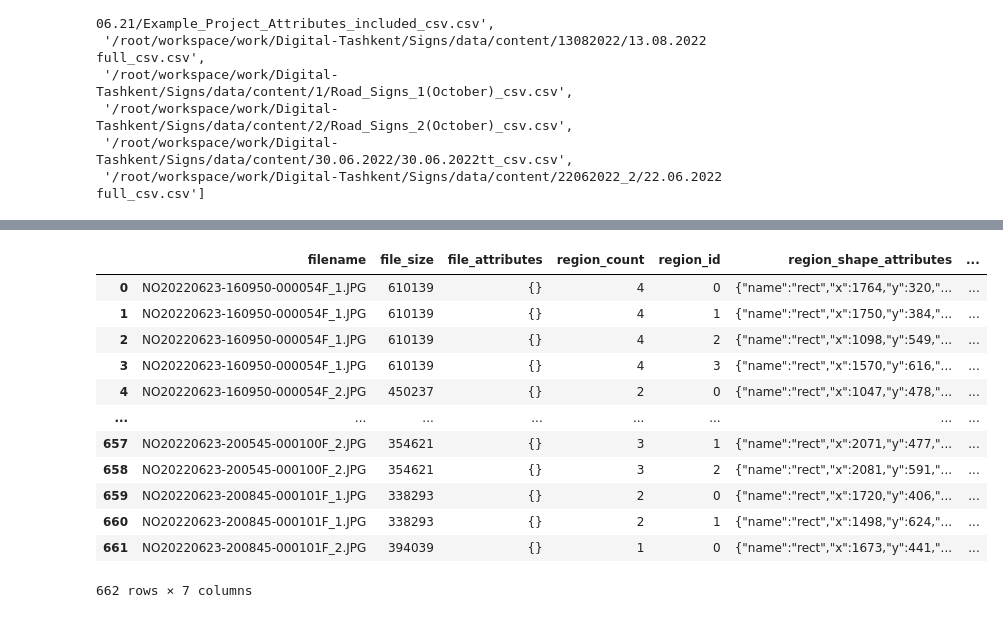
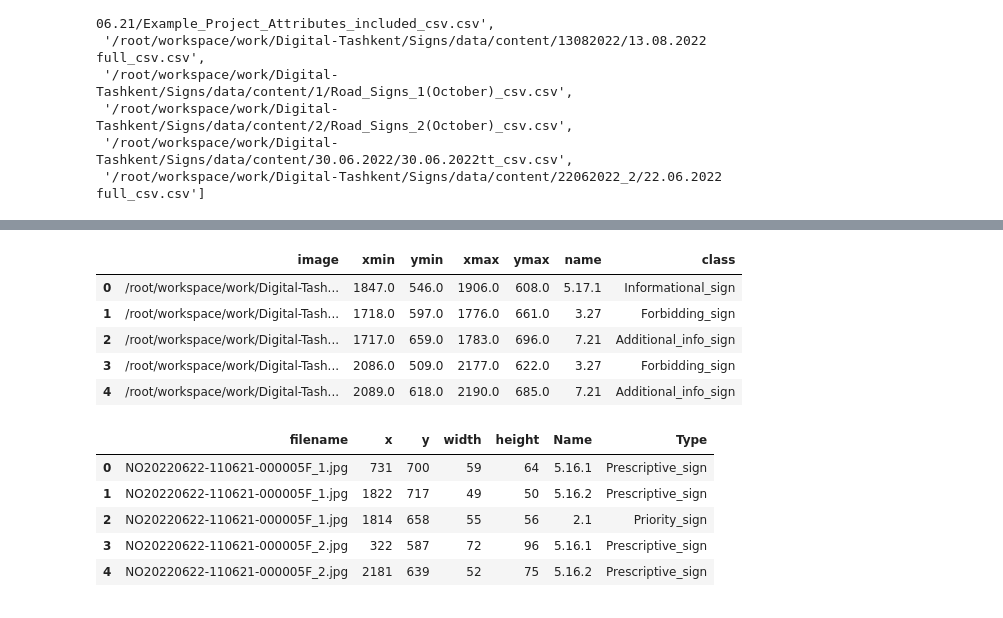
Before and after one commit to t1masavin/traffic-detection, a Jupyter notebook: classification/cls.ipynb, the cells around one changed output, grey strips where cells are left out. Saved outputs shown, nothing was run; the diff lists cells and outputs as text; code cells hidden in the pictures.

```diff
--- a/classification/cls.ipynb
+++ b/classification/cls.ipynb
@@ -62,18 +92,21 @@ list_train
+# %%
+data.head()
+# %% [output]
+|  | image | xmin | ymin | xmax | ymax | name | class |
+| 0 | /root/workspace/work/Digital-Tash... | 1847.0 | 546.0 | 1906.0 | 608.0 | 5.17.1 | Informational_sign |
+| 1 | /root/workspace/work/Digital-Tash... | 1718.0 | 597.0 | 1776.0 | 661.0 | 3.27 | Forbidding_sign |
+| 2 | /root/workspace/work/Digital-Tash... | 1717.0 | 659.0 | 1783.0 | 696.0 | 7.21 | Additional_info_sign |
+| 3 | /root/workspace/work/Digital-Tash... | 2086.0 | 509.0 | 2177.0 | 622.0 | 3.27 | Forbidding_sign |
+| 4 | /root/workspace/work/Digital-Tash... | 2089.0 | 618.0 | 2190.0 | 685.0 | 7.21 | Additional_info_sign |
 # %%
-data = pd.read_csv(list_train[0])
-data
+data = pd.read_csv(list_train[-1])
+data = data.drop(data.columns[0], axis=1)
+data.head()
 # %% [output]
-|  | filename | file_size | file_attributes | region_count | region_id | region_shape_attributes | ... |
-| 0 | NO20220623-160950-000054F_1.JPG | 610139 | {} | 4 | 0 | {"name":"rect","x":1764,"y":320,"... | ... |
-| 1 | NO20220623-160950-000054F_1.JPG | 610139 | {} | 4 | 1 | {"name":"rect","x":1750,"y":384,"... | ... |
-| 2 | NO20220623-160950-000054F_1.JPG | 610139 | {} | 4 | 2 | {"name":"rect","x":1098,"y":549,"... | ... |
-| 3 | NO20220623-160950-000054F_1.JPG | 610139 | {} | 4 | 3 | {"name":"rect","x":1570,"y":616,"... | ... |
-| 4 | NO20220623-160950-000054F_2.JPG | 450237 | {} | 2 | 0 | {"name":"rect","x":1047,"y":478,"... | ... |
-| ... | ... | ... | ... | ... | ... | ... | ... |
-| 657 | NO20220623-200545-000100F_2.JPG | 354621 | {} | 3 | 1 | {"name":"rect","x":2071,"y":477,"... | ... |
-| 658 | NO20220623-200545-000100F_2.JPG | 354621 | {} | 3 | 2 | {"name":"rect","x":2081,"y":591,"... | ... |
-| 659 | NO20220623-200845-000101F_1.JPG | 338293 | {} | 2 | 0 | {"name":"rect","x":1720,"y":406,"... | ... |
-| 660 | NO20220623-200845-000101F_1.JPG | 338293 | {} | 2 | 1 | {"name":"rect","x":1498,"y":624,"... | ... |
-| 661 | NO20220623-200845-000101F_2.JPG | 394039 | {} | 1 | 0 | {"name":"rect","x":1673,"y":441,"... | ... |
+|  | filename | x | y | width | height | Name | Type |
+| 0 | NO20220622-110621-000005F_1.jpg | 731 | 700 | 59 | 64 | 5.16.1 | Prescriptive_sign |
+| 1 | NO20220622-110621-000005F_1.jpg | 1822 | 717 | 49 | 50 | 5.16.2 | Prescriptive_sign |
+| 2 | NO20220622-110621-000005F_1.jpg | 1814 | 658 | 55 | 56 | 2.1 | Priority_sign |
+| 3 | NO20220622-110621-000005F_2.jpg | 322 | 587 | 72 | 96 | 5.16.1 | Prescriptive_sign |
+| 4 | NO20220622-110621-000005F_2.jpg | 2181 | 639 | 52 | 75 | 5.16.2 | Prescriptive_sign |
-662 rows × 7 columns
 # %%
```
Also changed, not shown: parts of 9 cells of this notebook, 1 other file.
